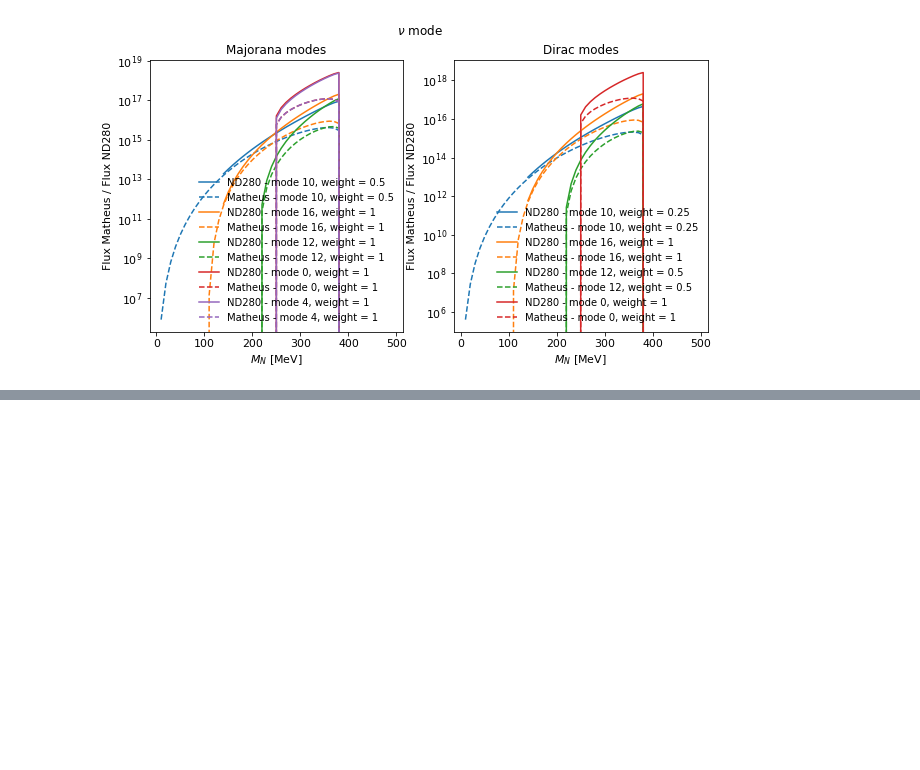
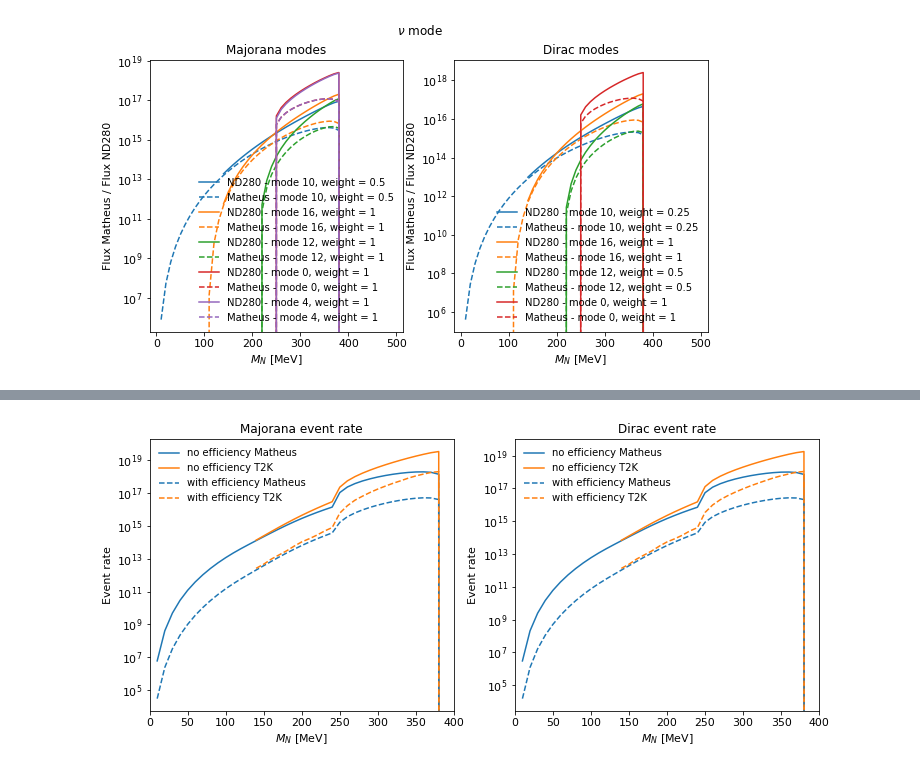
Before and after one commit to mhostert/HNL-DIF, a Jupyter notebook: nd280_limit_HNL_low_mass_complete.ipynb, the cells around one changed output, grey strips where cells are left out. Cells and saved outputs as stored; diff of their text form; code cells hidden in the pictures; blank space fills up the shorter version.

```diff
--- a/nd280_limit_HNL_low_mass_complete.ipynb
+++ b/nd280_limit_HNL_low_mass_complete.ipynb
@@ -142,0 +169,59 @@ fig.savefig("plots/ratio_of_T2K_to_matheus.png", dpi=400)
+# %%
+fig, axs = plt.subplots(1, 2, figsize=(12, 5))
+pot_factor = (6.29+12.34)/12.34
+axs[0].set_title('Majorana event rate')
+axs[1].set_title('Dirac event rate')
+
+axs[0].plot(masses_all, pot_factor*n_events_T2K(np.ones(eff_fit.shape), flux_fit_majorana,
+                                                          channels=np.arange(5),
+                                                          modes=modes_majorana,
+                                                          mode_weights=np.ones(len(modes_majorana))),
+            'C0-', label=r'no efficiency Matheus')
+axs[0].plot(masses_t2k, n_events_T2K(np.ones(eff.shape), flux,
+                                                          channels=np.arange(10),
+                                                          modes=modes_majorana,
+                                                          mode_weights=weights_modes_majorana),
+            'C1-', label=r'no efficiency T2K')
+axs[0].plot(masses_all, pot_factor*n_events_T2K(eff_fit, flux_fit_majorana,
+                                                          channels=np.arange(5),
+                                                          modes=modes_majorana,
+                                                          mode_weights=np.ones(len(modes_majorana))),
+            'C0--', label=r'with efficiency Matheus')
+axs[0].plot(masses_t2k, n_events_T2K(eff, flux,
+                                                          channels=np.arange(10),
+                                                          modes=modes_majorana,
+                                                          mode_weights=weights_modes_majorana),
+            'C1--', label=r'with efficiency T2K')
+
+
+
+axs[1].plot(masses_all, pot_factor*n_events_T2K(np.ones(eff_fit.shape), flux_fit_dirac,
+                                                          channels=np.arange(5),
+                                                          modes=modes_dirac,
+                                                          mode_weights=np.ones(len(modes_dirac))),
+            'C0-', label=r'no efficiency Matheus')
+axs[1].plot(masses_t2k, n_events_T2K(np.ones(eff.shape), flux,
+                                                          channels=np.arange(10),
+                                                          modes=modes_dirac,
+                                                          mode_weights=weights_modes_dirac),
+            'C1-', label=r'no efficiency T2K')
+axs[1].plot(masses_all, pot_factor*n_events_T2K(eff_fit, flux_fit_dirac,
+                                                          channels=np.arange(5),
+                                                          modes=modes_dirac,
+                                                          mode_weights=np.ones(len(modes_dirac))),
+            'C0--', label=r'with efficiency Matheus')
+axs[1].plot(masses_t2k, n_events_T2K(eff, flux,
+                                                          channels=np.arange(10),
+                                                          modes=modes_dirac,
+                                                          mode_weights=weights_modes_dirac),
+            'C1--', label=r'with efficiency T2K')
+
+for ax in axs:
+    ax.set_yscale('log')
+    ax.set_xlabel(r'$M_N$ [MeV]')
+    ax.set_ylabel(r'Event rate')
+    ax.legend(frameon=False)
+#     ax.set_ylim(1e-9, 1e-6)
+    ax.set_xlim(0, 400)
+# %% [output]
+[figure, added]
```
Also changed, not shown: parts of 7 cells of this notebook, 3 other files.
